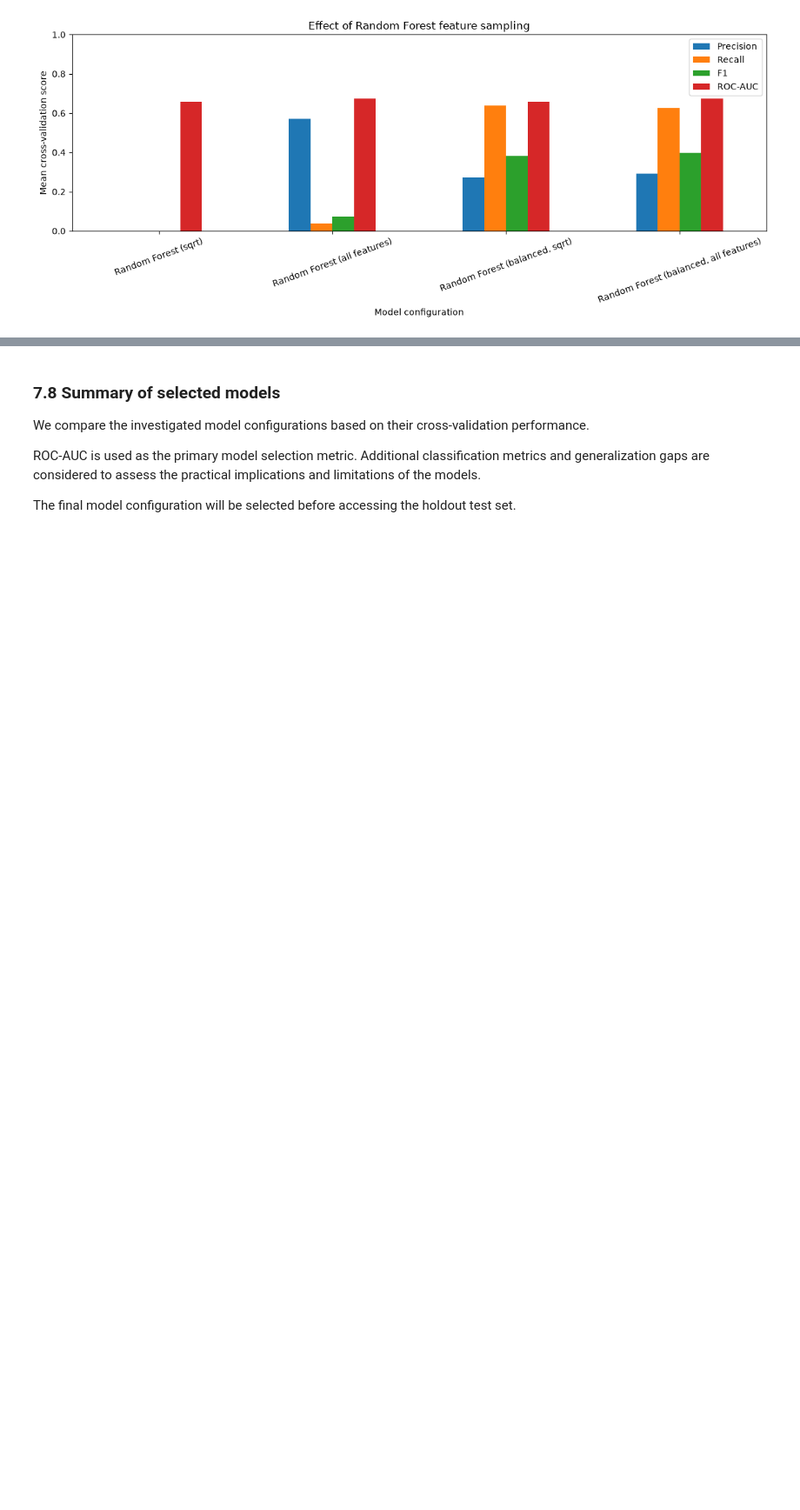
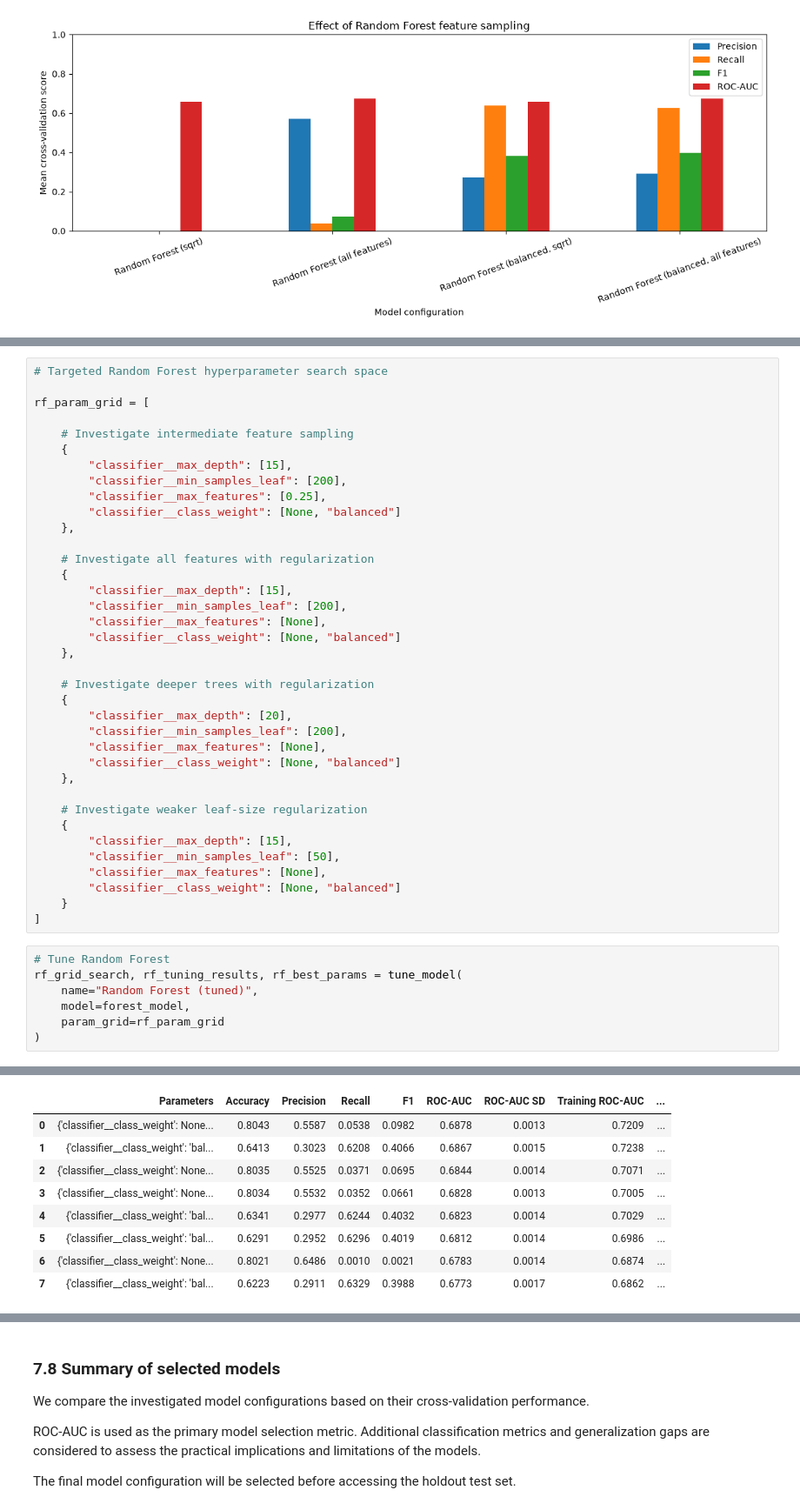
Before and after one commit to Malou100701/MachineLearning2026, a Jupyter notebook: flight_delay_analysis_starter.ipynb, the cells around one changed output, grey strips where cells are left out. Shown at 87% size. Cells and saved outputs as stored; diff of their text form; blank space fills up the shorter version.

```diff
--- a/flight_delay_analysis_starter.ipynb
+++ b/flight_delay_analysis_starter.ipynb
@@ -2451,0 +2487,45 @@ plt.show()
+# %%
+# Targeted Random Forest hyperparameter search space
+
+rf_param_grid = [
+
+    # Investigate intermediate feature sampling
+    {
+        "classifier__max_depth": [15],
+        "classifier__min_samples_leaf": [200],
+        "classifier__max_features": [0.25],
+        "classifier__class_weight": [None, "balanced"]
+    },
+
+    # Investigate all features with regularization
+    {
+        "classifier__max_depth": [15],
+        "classifier__min_samples_leaf": [200],
+        "classifier__max_features": [None],
+        "classifier__class_weight": [None, "balanced"]
+    },
+
+    # Investigate deeper trees with regularization
+    {
+        "classifier__max_depth": [20],
+        "classifier__min_samples_leaf": [200],
+        "classifier__max_features": [None],
+        "classifier__class_weight": [None, "balanced"]
+    },
+
+    # Investigate weaker leaf-size regularization
+    {
+        "classifier__max_depth": [15],
+        "classifier__min_samples_leaf": [50],
+        "classifier__max_features": [None],
+        "classifier__class_weight": [None, "balanced"]
+    }
+]
+# %%
+# Tune Random Forest
+rf_grid_search, rf_tuning_results, rf_best_params = tune_model(
+    name="Random Forest (tuned)",
+    model=forest_model,
+    param_grid=rf_param_grid
+)
+# %% [output]
@@ -2451,0 +2549,9 @@ plt.show()
+|  | Parameters | Accuracy | Precision | Recall | F1 | ROC-AUC | ROC-AUC SD | Training ROC-AUC | ... |
+| 0 | {'classifier__class_weight': None... | 0.8043 | 0.5587 | 0.0538 | 0.0982 | 0.6878 | 0.0013 | 0.7209 | ... |
+| 1 | {'classifier__class_weight': 'bal... | 0.6413 | 0.3023 | 0.6208 | 0.4066 | 0.6867 | 0.0015 | 0.7238 | ... |
+| 2 | {'classifier__class_weight': None... | 0.8035 | 0.5525 | 0.0371 | 0.0695 | 0.6844 | 0.0014 | 0.7071 | ... |
+| 3 | {'classifier__class_weight': None... | 0.8034 | 0.5532 | 0.0352 | 0.0661 | 0.6828 | 0.0013 | 0.7005 | ... |
+| 4 | {'classifier__class_weight': 'bal... | 0.6341 | 0.2977 | 0.6244 | 0.4032 | 0.6823 | 0.0014 | 0.7029 | ... |
+| 5 | {'classifier__class_weight': 'bal... | 0.6291 | 0.2952 | 0.6296 | 0.4019 | 0.6812 | 0.0014 | 0.6986 | ... |
+| 6 | {'classifier__class_weight': None... | 0.8021 | 0.6486 | 0.0010 | 0.0021 | 0.6783 | 0.0014 | 0.6874 | ... |
+| 7 | {'classifier__class_weight': 'bal... | 0.6223 | 0.2911 | 0.6329 | 0.3988 | 0.6773 | 0.0017 | 0.6862 | ... |
```
Also changed, not shown: parts of 9 cells of this notebook.
